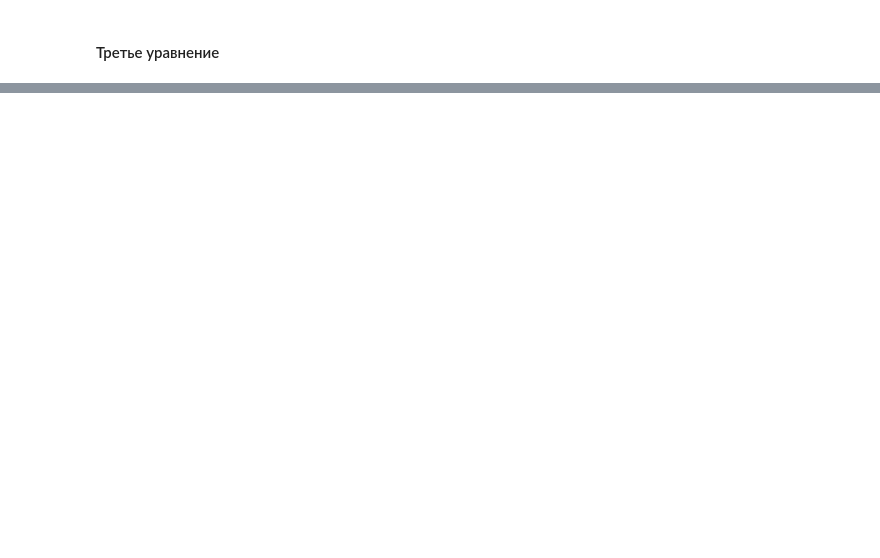
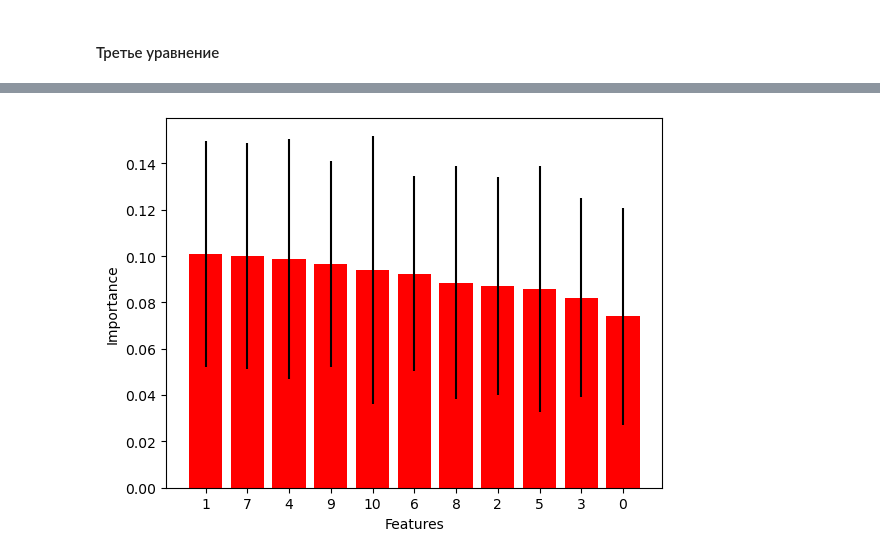
Before and after one commit to CosmDandy/-_4_-, a Jupyter notebook: analysis.ipynb, the cells around one changed output, grey strips where cells are left out. Saved outputs shown, nothing was run; the diff lists cells and outputs as text; code cells hidden in the pictures; blank space fills up the shorter version.

```diff
--- a/analysis.ipynb
+++ b/analysis.ipynb
@@ -1352,0 +1525,16 @@ Cредняя квадратичная ошибка (MSE): 1.5%
+# %%
+from sklearn.ensemble import RandomForestClassifier
+import matplotlib.pyplot as plt
+
+rfc = RandomForestClassifier()
+rfc.fit(X_train, preprocessing.LabelEncoder().fit_transform(y_train['y1']))
+importances = rfc.feature_importances_
+std = np.std([tree.feature_importances_ for tree in rfc.estimators_], axis=0)
+indices = np.argsort(importances)[::-1]
+plt.bar(range(X_train.shape[1]), importances[indices], color='r', yerr=std[indices], align='center')
+plt.xticks(range(X_train.shape[1]), indices)
+plt.xlabel('Features')
+plt.ylabel('Importance')
+plt.show()
+# %% [output]
+[figure, added]
```
Also changed, not shown: parts of 63 cells of this notebook.
